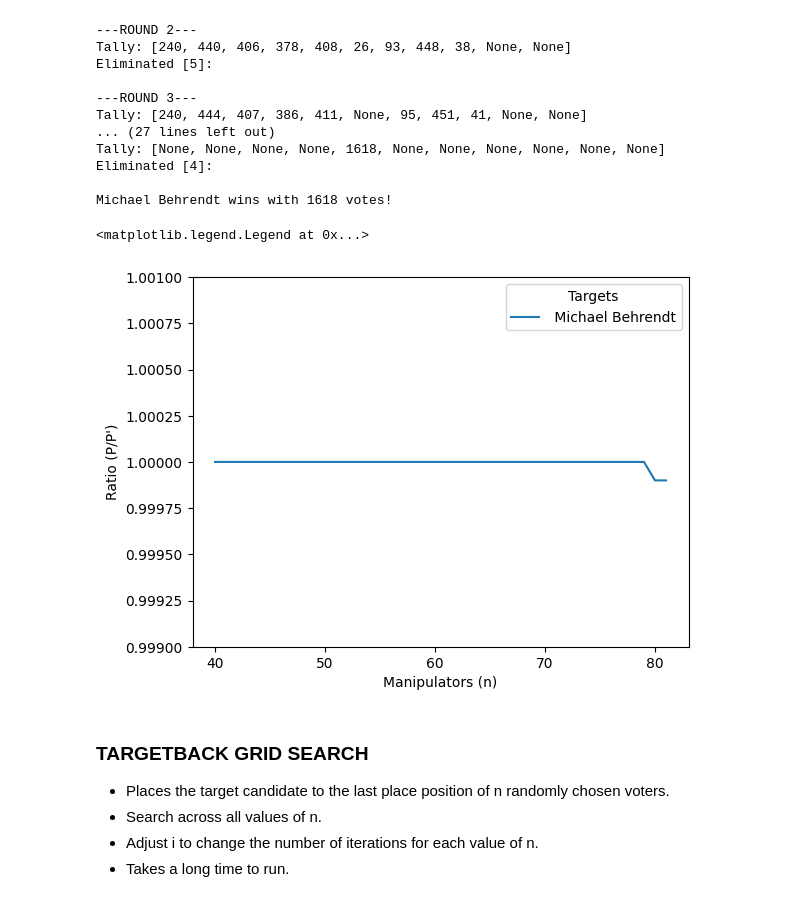
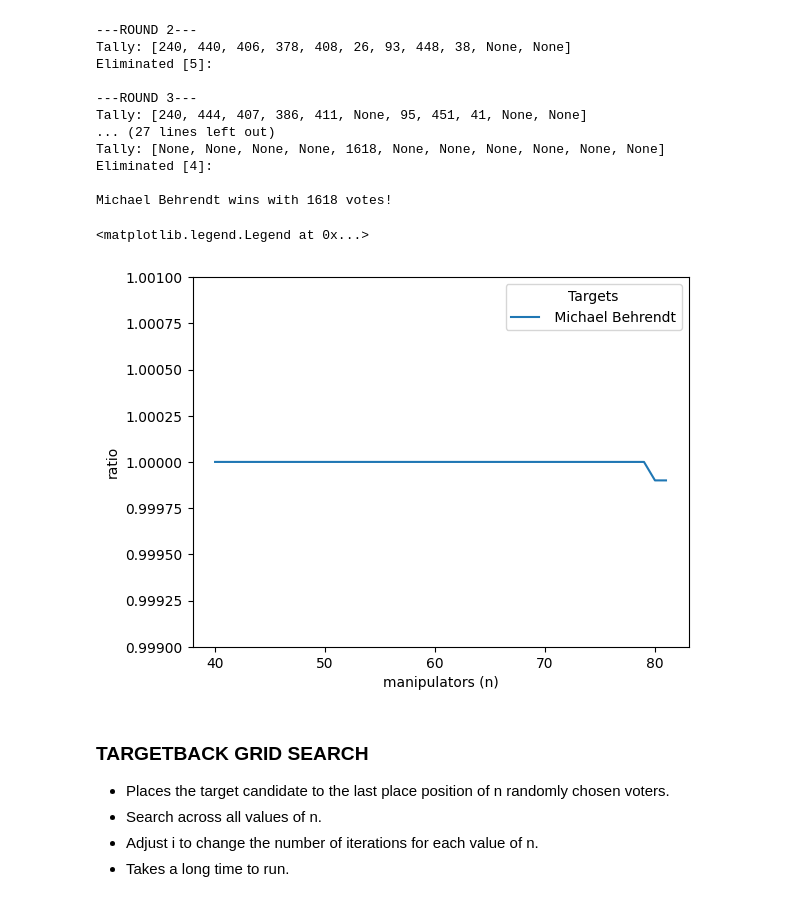
Before and after one commit to CIA41998/csc-assignment3, a Jupyter notebook: main.ipynb, the cells around one changed output. Drawn from its saved outputs; the diff is of its cells as text; code cells hidden in the pictures.

```diff
--- a/main.ipynb
+++ b/main.ipynb
@@ -760,22 +761,22 @@ Michael Behrendt wins with 1618 votes!
 # %%
 df = pd.read_csv('results_targetfront_binary_specific.csv')
 
 proportions = df.groupby(['n', 'target'])['match'].mean().unstack()
 
 # plot a line for each 'target'
 plt.figure()
 for target in proportions.columns:
     target_name = candidate[int(target)]
     plt.plot(proportions.index, proportions[target], label=f' {target_name}')
 
 # Add labels and legend
-plt.xlabel('Manipulators (n)')
-plt.ylabel("Ratio (P/P')")
+plt.xlabel('manipulators (n)')
+plt.ylabel("ratio")
 plt.ylim(0.999, 1.001)
 plt.legend(title='Targets')
 # %% [output]
 <matplotlib.legend.Legend at 0x...>
-[figure, old version]
+[figure, new version]
 # %% [markdown]
 ### TARGETBACK GRID SEARCH
 - Places the target candidate to the last place position of n randomly chosen voters.
```
Also changed, not shown: parts of 2 cells of this notebook.
